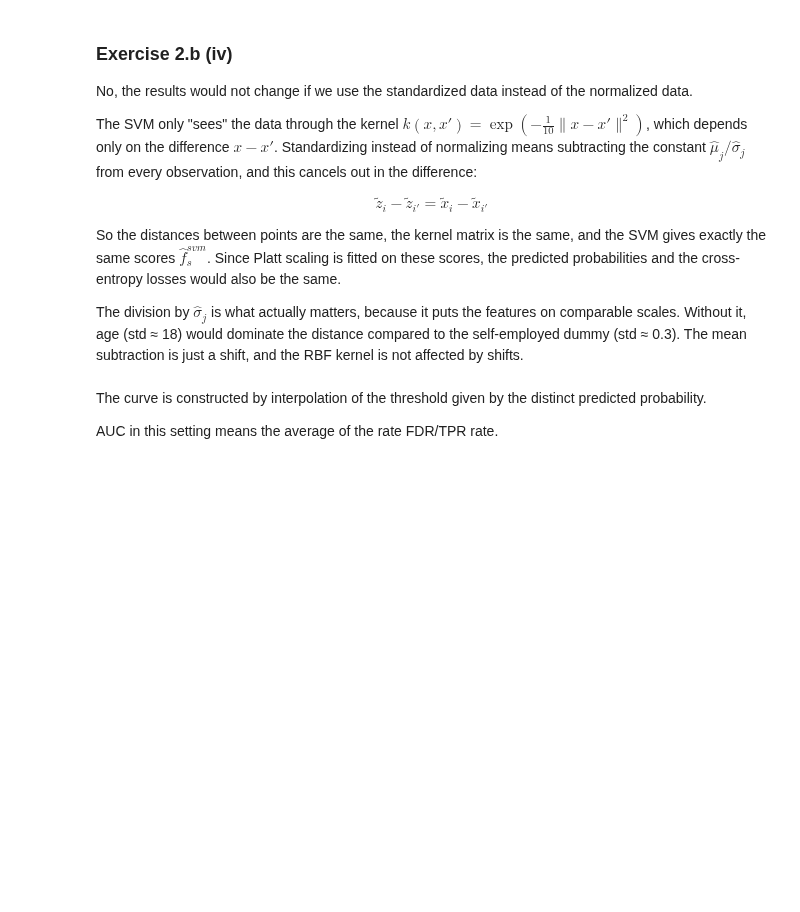
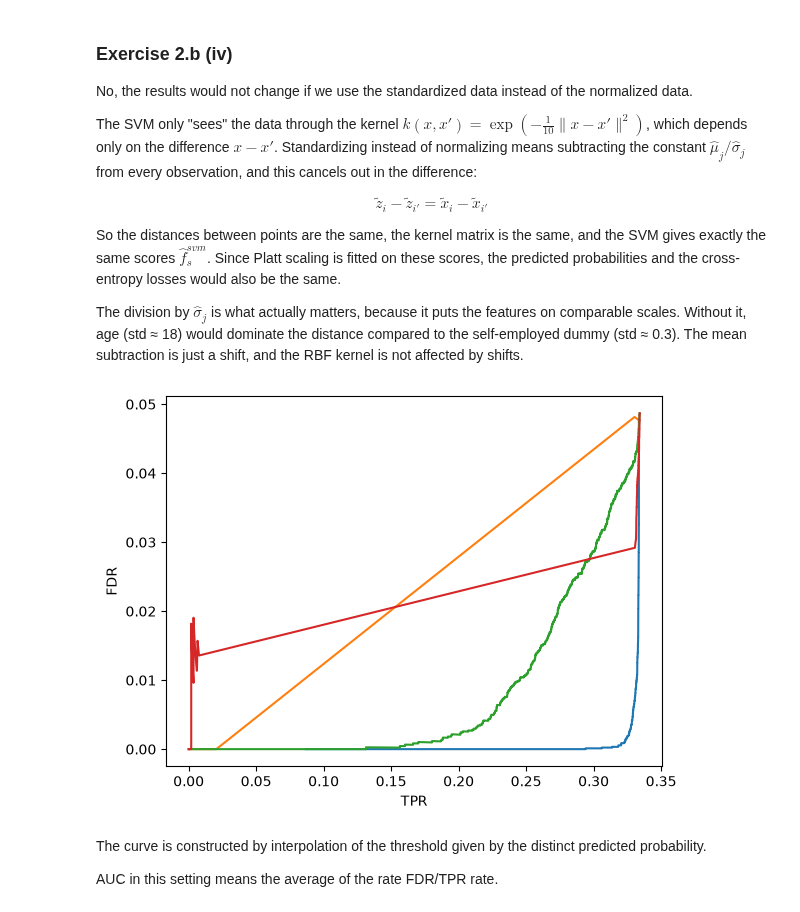
Before and after one commit to minieden/MachineLearningInFinanceProjects, a Jupyter notebook: MLFP2/Project2_2026_Template.ipynb, the cells around one changed output. Cells and saved outputs as stored; diff of their text form; code cells hidden in the pictures; blank space fills up the shorter version.

Commit message:
2nd tentative (incomplete)
as title

```diff
--- a/MLFP2/Project2_2026_Template.ipynb
+++ b/MLFP2/Project2_2026_Template.ipynb
@@ -190,66 +190,65 @@ import matplotlib.pyplot as plt
 
 # To approximately calculate the AUC, it is fine to simply use Riemann sums.
 # This means, if you have N (a_i, b_i) pairs for the curves, ordered such that a_1 <= a_2 <= ... <= a_N,
 # then you may simply use the sum
 # sum_{i=1}^{N-1} (b_i + b_{i+1})/2 * (a_{i+1}-a_i)
 # as the approximation of the integral (or AUC)
 
 
 # first data set & logistic regression:
 # (the code should be reusable for all cases, only exchanging datasets and predicted probabilities depending on the model)
 
-def FDRTPRAUC(dataset,pred_proba):
+def FDRTPRAUC(y_true,pred_proba):
+      #reorder the elements from the smallest to the biggest
+    thresholds = np.unique(pred_proba)[::-1]
+    # Calculate positives (only depending on the dataset)
+    P=np.sum(y==1)
 
-    c=pred_proba.copy()
-    #reorder the elements from the smallest to the biggest
-    c=c.sort()
-    d=dataset
-    s=dataset.size()
-    # Calculate positives (only depending on the dataset)
-    P=sum(1 for y in d[:,-1] if y=1)
-
-    FDR_TPR_list=[]
-    FDR_list=[]
-    for i in range(s-1):
-        s=pred_proba-c[i]
+    TPR_list = []
+    FDR_list = []
+    for th in thresholds:
+        pred_positives = (pred_proba >= th)
         # Calculate true positives for all threshold values
-        TP=sum(1 for x in s if x>=0)
+        TP = np.sum(pred_positives & (y_true == 1))
         # Calculate false positives for all threshold values
-        FP=sum(1 for x in s if x<0)
+        FP = np.sum(pred_positives & (y_true == 0))
         # Calculate FDR and TPR rate (points on the FDR/TPR curve) and the AUC
         FDR=FP/(FP+TP)
         TPR=TP/P
-        FDR_TPR_list.append(FDR/TPR)
+        TPR_list.append(TPR)
+        FDR_list.append(FDR)
+
+    TPR_array = np.array(TPR_list)
+    FDR_array = np.array(FDR_list)
 
     #Computation for AUC
     AUC=0
-    for i in range(n)
-        AUC+=(FDR_list[i]+FDR_list[i+1])/2*(TPR_list[i+1]-TPR_list[i])
-
-    return TPR_list, FDR_list, AUC
-
-For s,y in datasets.items():
-## Marco fu need predicted proabibilities
-    TPR_list, FDR_list_1, AUC= FDRTPRAUC(y,)
-    plt.plot(c,FDR_list_1)
-    plt.title("FDR/TPR of Dataset {s}")
+    for i in range(len(TPR_array) - 1):
+        AUC+=(FDR_array[i]+FDR_array[i+1])/2*(TPR_array[i+1]-TPR_array[i])
+    return TPR_array, FDR_array, AUC
+# second data set & logistic regression:
+for s, y in datasets.items():
+    y_test = y[m:]
+    pred_proba = logistic_models[s].predict_proba(x_test)[:, 1]
+    TPR_array, FDR_array, AUC=FDRTPRAUC(y_test, pred_proba)
+    plt.plot(TPR_array,FDR_array, label=f'Dataset {s} LogReg (AUC = {AUC:.4f})')
     plt.xlabel('TPR')
     plt.ylabel('FDR')
-    plt.show()
-# second data set & logistic regression:
-
 
 # first data set and SVM:
-
-
 # second data set and SVM:
+    svm_pred_proba = svm_models[s].predict_proba(x_test)[:, 1]
+    TPR_svm, FDR_svm, AUC_svm = FDRTPRAUC(y_test, svm_pred_proba)
+    plt.plot(TPR_svm,FDR_svm, label=f'Dataset {s} LogReg (AUC = {AUC:.4f})')
+    plt.xlabel('TPR')
+    plt.ylabel('FDR')
 
 
 # Print the AUC values.
-For s,y in datasets.items():
-    print(f"AUC of Dataset {s}: {AUC}")
 # Briefly explain (in a Markdown cell or comments) how you construct the curves, interpret what
 # the AUC means in this setting, and compare the two models on both data sets.
+# %% [output]
+[figure, added]
 # %% [markdown]
 The curve is constructed by interpolation of the threshold given by the distinct predicted probability.
 
```
